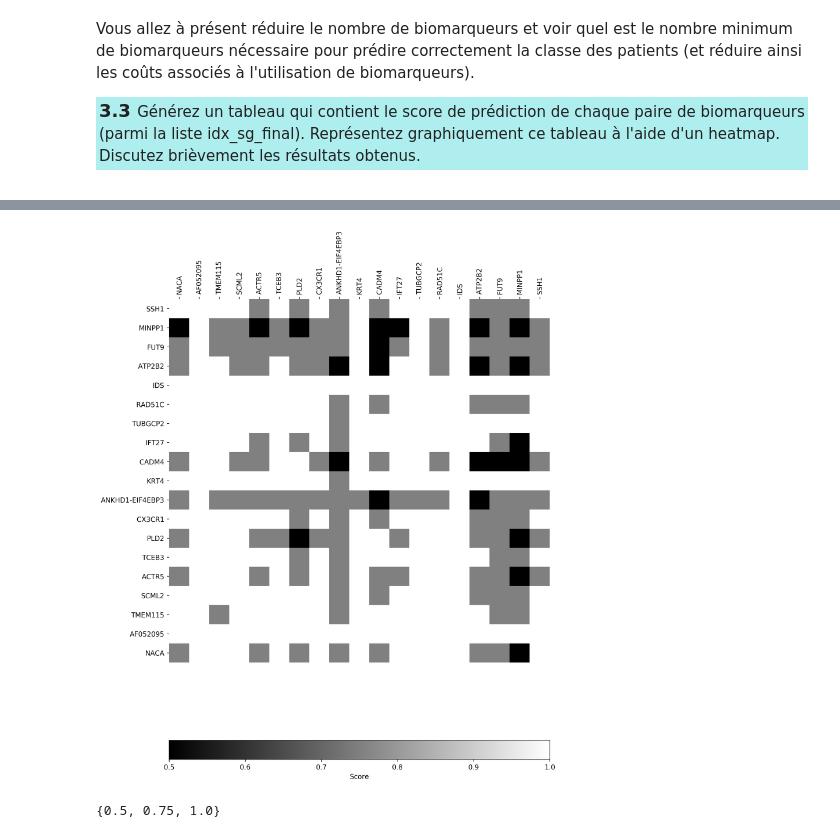
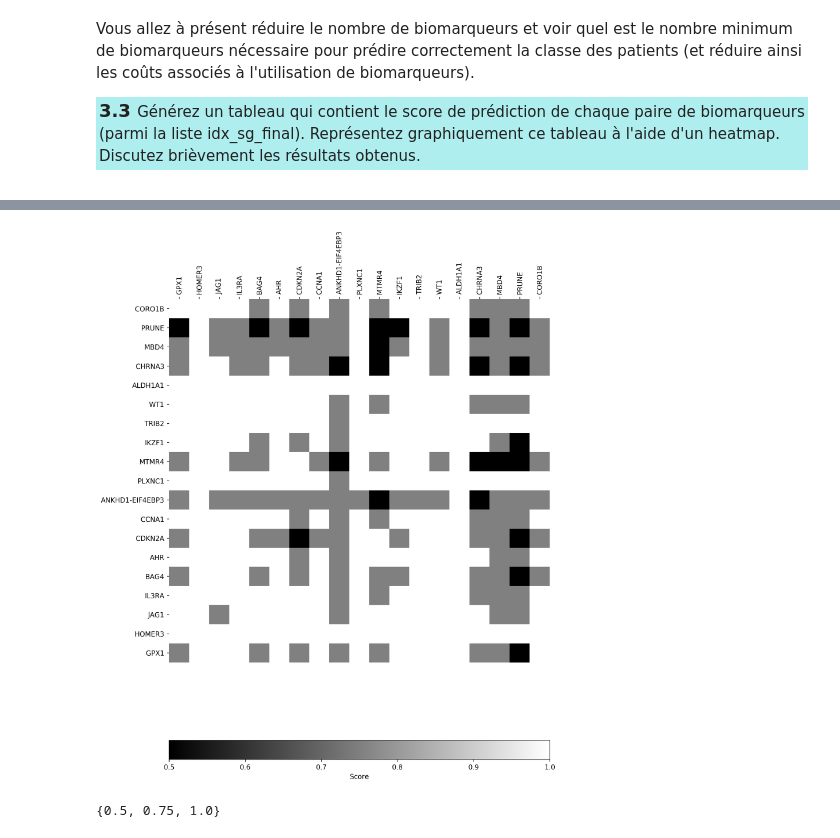
Before and after one commit to Nortalle/BBC_lab03_Guidoux_Vincent, a Jupyter notebook: Labo-3-4_BBC-2019-2.ipynb, the cells around one changed output, grey strips where cells are left out. Drawn from its saved outputs; the diff is of its cells as text; code cells hidden in the pictures.

```diff
--- a/Labo-3-4_BBC-2019-2.ipynb
+++ b/Labo-3-4_BBC-2019-2.ipynb
@@ -1057,35 +1057,35 @@ for i in range(N_final_candidat):
 
         # test set
         X_test = test_set
         X_test = np.transpose(X_test)
         X_test = np.array(X_test,dtype=float)
         y_test = [1 if id_cond[s]=='AML' else 0 for s in data_test[0,2:]]
 
         scores[i][j] = kNN_classifier(X,y,X_test,y_test)
 
 # plot
 fig, ax = plt.subplots(num=None,figsize=(10,14),dpi=250)
 heatmap = ax.pcolor(scores, cmap=plt.cm.gray)
 
 ax.set_xticks(np.arange(scores.shape[1])+0.5, minor=False)
 ax.set_yticks(np.arange(scores.shape[0])+0.5, minor=False)
 
 ax.set_frame_on(False)
 ax.xaxis.tick_top()
 ax.grid(False)
 plt.xlim([0,np.shape(scores)[1]])
 
-labels = data[idx_sg_final, 1]
+labels = data[idx_sg_final+1, 1]
 ax.set_yticklabels(labels, minor=False)
 ax.set_xticklabels(labels, minor=False)
 
 plt.xticks(rotation=90) # rotate xlabels
 matplotlib.rcParams['xtick.labelsize'] = 10
 
 cbar = fig.colorbar(heatmap, orientation='horizontal')
 cbar.set_label('Score')
 # %% [output]
-[figure, old version]
+[figure, new version]
 # %%
 sets = set()
 
```
Also changed, not shown: parts of 15 cells of this notebook, 1 other file.
